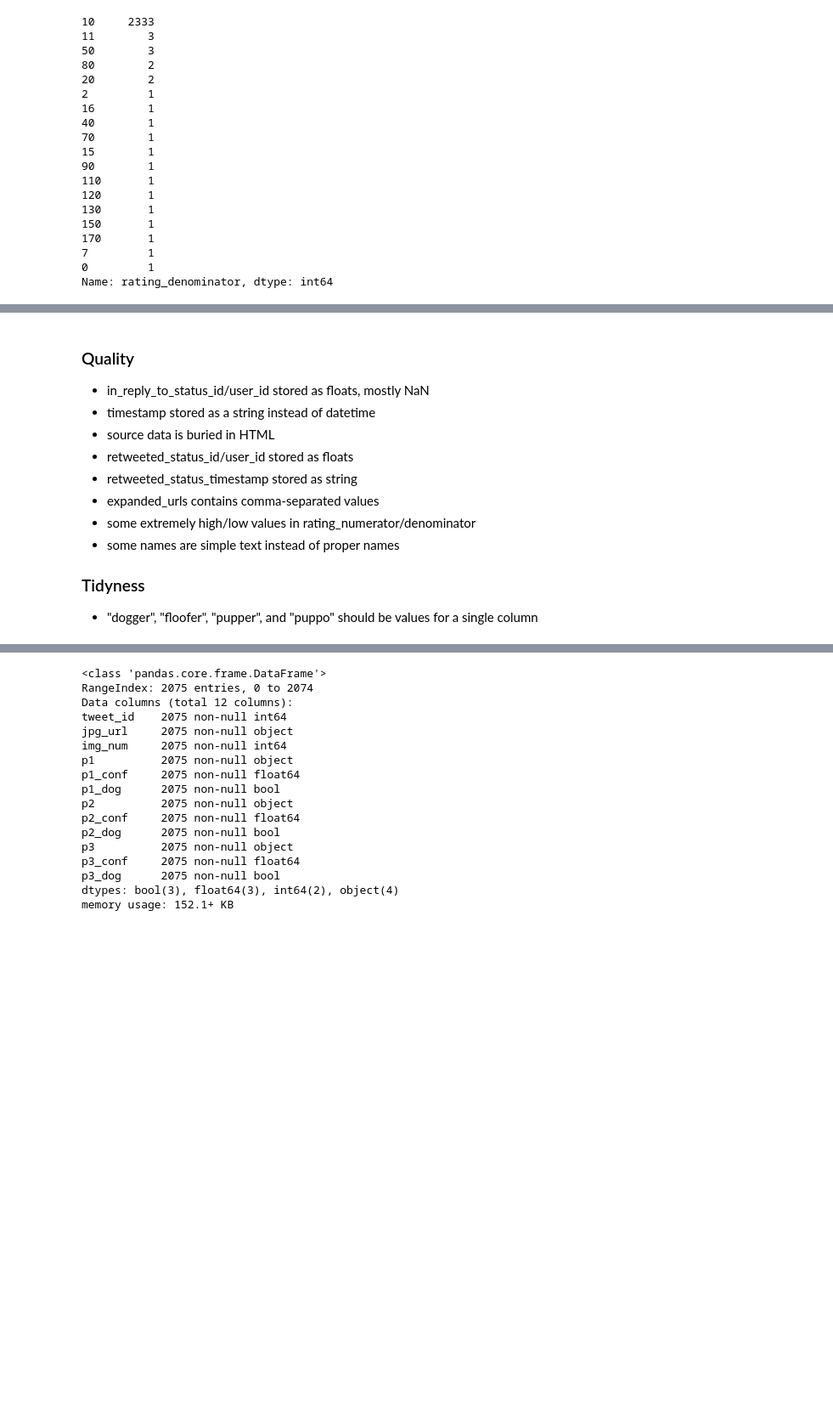
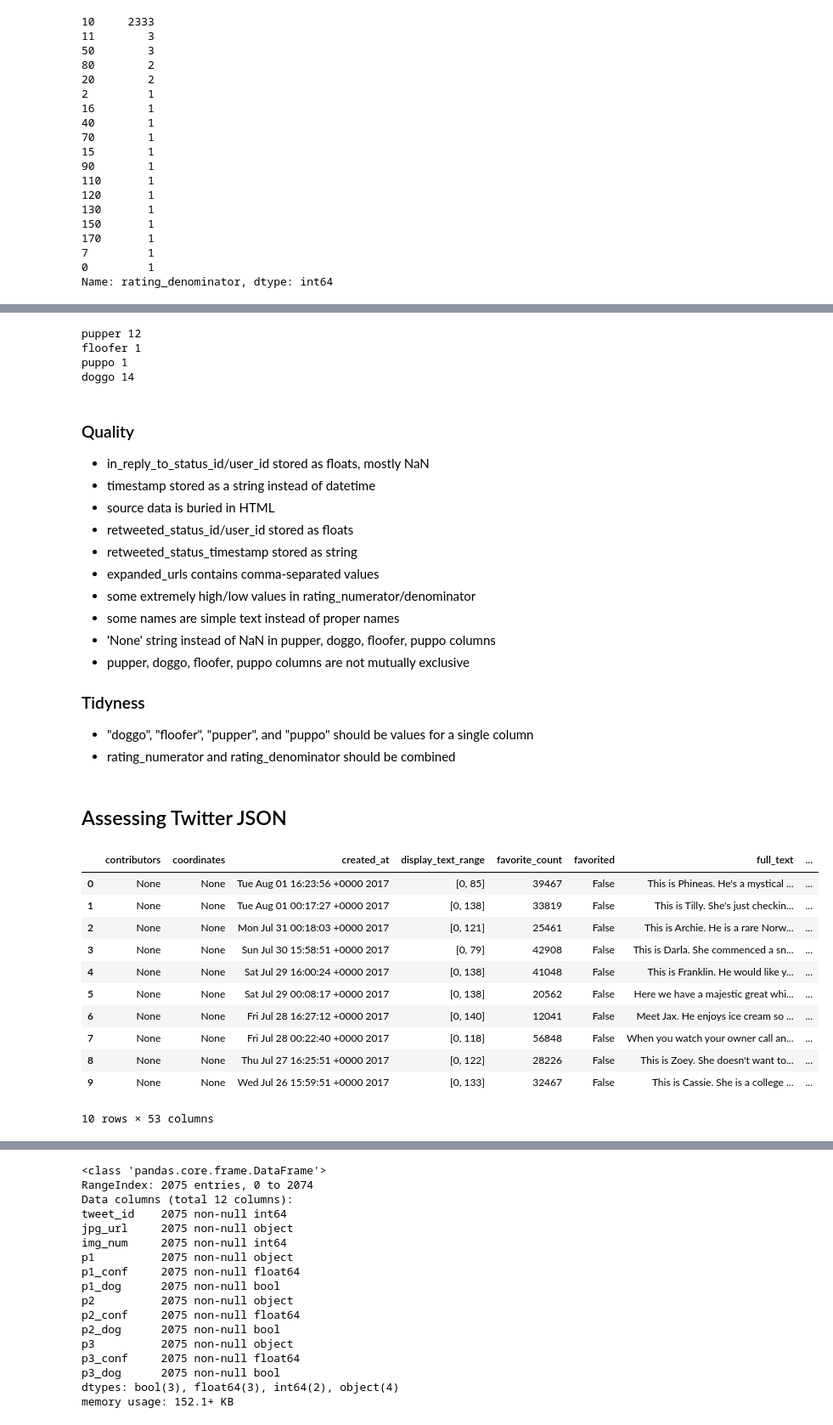
Before and after one commit to sdmccaul/udacity-projects-wrangle, a Jupyter notebook: wrangle_act.ipynb, the cells around one changed output, grey strips where cells are left out. Shown at 85% size. Cells and saved outputs as stored; diff of their text form; code cells hidden in the pictures; blank space fills up the shorter version.

```diff
--- a/wrangle_act.ipynb
+++ b/wrangle_act.ipynb
@@ -23,11 +24,13 @@ tw_arch = pd.read_csv('data/twitter-archive-enhanced.csv')
 # %% [markdown]
 Download the image predictions TSV file
 # %%
+reload = False
+
 tsv_url = 'https://d17h27t6h515a5.cloudfront.net/topher/2017/August/599fd2ad_image-predictions/image-predictions.tsv'
-
-with requests.get(tsv_url, stream=True) as r:
-    with open('data/image_predictions.tsv', 'wb') as f:
-        shutil.copyfileobj(r.raw, f)
+if reload:
+    with requests.get(tsv_url, stream=True) as r:
+        with open('data/image_predictions.tsv', 'wb') as f:
+            shutil.copyfileobj(r.raw, f)
 # %% [markdown]
 Check the headers of the Twitter archive, and confirm that the relevant content contains only unique data
 # %%
@@ -100,0 +96,25 @@ Rate limit reached. Sleeping for: 447
+# %%
+twitter_records = []
+skip_tweet = { 'entities', 'extended_entities' }
+skip_user = { 'id', 'entities', 'profile_background_color', 'profile_background_image_url',
+             'profile_background_image_url_https', 'profile_background_tile', 'profile_image_url',
+             'profile_image_url_https', 'profile_banner_url', 'profile_link_color',
+             'profile_sidebar_border_color', 'profile_sidebar_fill_color', 'profile_text_color',
+             'profile_use_background_image', 'has_extended_profile', 'default_profile',
+             'default_profile_image' }
+for j in twitter_json:
+    rec = {}
+    for k, v in j.items():
+        if k in skip_tweet:
+            continue
+        elif k == 'user':
+            for m,n in v.items():
+                if m in skip_user:
+                    continue
+                rec[ 'user_' + m ] = n
+        else:
+            rec[k] = v
+    twitter_records.append(rec)
+
+api_df = pd.DataFrame(twitter_records)
+api_df.info()
@@ -280,4 +340,14 @@ my               1
 Name: name, dtype: int64
+# %%
+print('pupper', len(tw_arch[ ((tw_arch.pupper != 'None') & ((tw_arch.floofer != 'None') | (tw_arch.puppo != 'None') | (tw_arch.doggo != 'None'))) ]))
+print('floofer', len(tw_arch[ ((tw_arch.floofer != 'None') & ((tw_arch.pupper != 'None') | (tw_arch.puppo != 'None') | (tw_arch.doggo != 'None'))) ]))
+print('puppo', len(tw_arch[ ((tw_arch.puppo != 'None') & ((tw_arch.floofer != 'None') | (tw_arch.pupper != 'None') | (tw_arch.doggo != 'None'))) ]))
+print('doggo', len(tw_arch[ ((tw_arch.doggo != 'None') & ((tw_arch.floofer != 'None') | (tw_arch.puppo != 'None') | (tw_arch.pupper != 'None'))) ]))
+# %% [output]
+pupper 12
+floofer 1
+puppo 1
+doggo 14
 # %% [markdown]
 ### Quality
 * in_reply_to_status_id/user_id stored as floats, mostly NaN
@@ -288,5 +358,26 @@ Name: name, dtype: int64
 * expanded_urls contains comma-separated values
 * some extremely high/low values in rating_numerator/denominator
 * some names are simple text instead of proper names
+* 'None' string instead of NaN in pupper, doggo, floofer, puppo columns
+* pupper, doggo, floofer, puppo columns are not mutually exclusive
+
 ### Tidyness
-* "dogger", "floofer", "pupper", and "puppo" should be values for a single column
+* "doggo", "floofer", "pupper", and "puppo" should be values for a single column
+* rating_numerator and rating_denominator should be combined
+# %% [markdown]
+## Assessing Twitter JSON
+# %%
+api_df.head(10)
+# %% [output]
+|  | contributors | coordinates | created_at | display_text_range | favorite_count | favorited | full_text | ... |
+| 0 | None | None | Tue Aug 01 16:23:56 +0000 2017 | [0, 85] | 39467 | False | This is Phineas. He's a mystical ... | ... |
+| 1 | None | None | Tue Aug 01 00:17:27 +0000 2017 | [0, 138] | 33819 | False | This is Tilly. She's just checkin... | ... |
+| 2 | None | None | Mon Jul 31 00:18:03 +0000 2017 | [0, 121] | 25461 | False | This is Archie. He is a rare Norw... | ... |
+| 3 | None | None | Sun Jul 30 15:58:51 +0000 2017 | [0, 79] | 42908 | False | This is Darla. She commenced a sn... | ... |
+| 4 | None | None | Sat Jul 29 16:00:24 +0000 2017 | [0, 138] | 41048 | False | This is Franklin. He would like y... | ... |
+| 5 | None | None | Sat Jul 29 00:08:17 +0000 2017 | [0, 138] | 20562 | False | Here we have a majestic great whi... | ... |
+| 6 | None | None | Fri Jul 28 16:27:12 +0000 2017 | [0, 140] | 12041 | False | Meet Jax. He enjoys ice cream so ... | ... |
+| 7 | None | None | Fri Jul 28 00:22:40 +0000 2017 | [0, 118] | 56848 | False | When you watch your owner call an... | ... |
+| 8 | None | None | Thu Jul 27 16:25:51 +0000 2017 | [0, 122] | 28226 | False | This is Zoey. She doesn't want to... | ... |
+| 9 | None | None | Wed Jul 26 15:59:51 +0000 2017 | [0, 133] | 32467 | False | This is Cassie. She is a college ... | ... |
+10 rows × 53 columns
```
Also changed, not shown: parts of 87 cells of this notebook.
